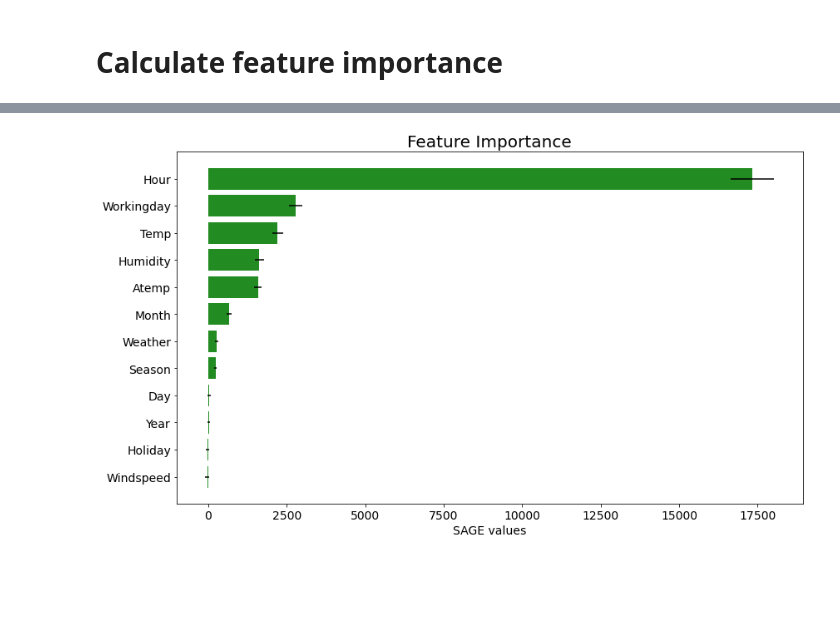
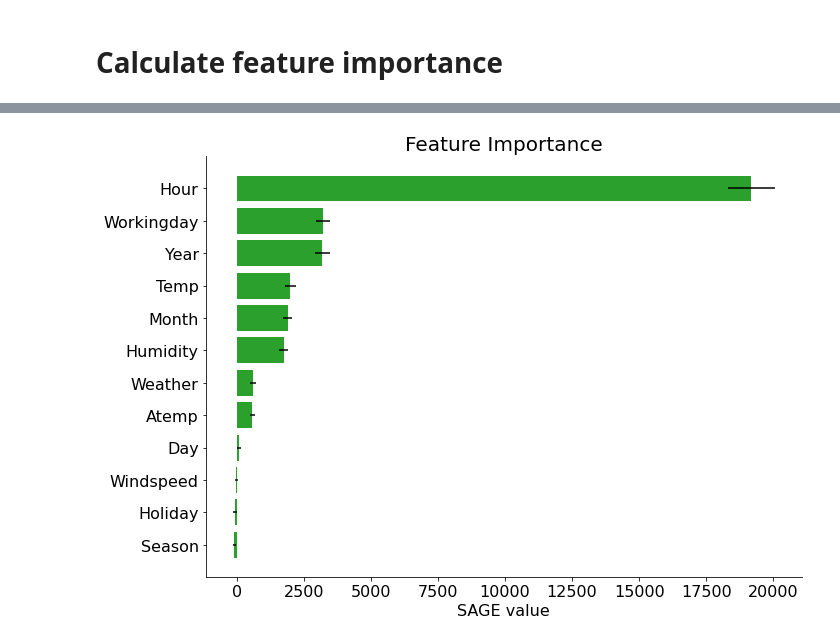
Before and after one commit to iancovert/sage, a Jupyter notebook: bike.ipynb, the cells around one changed output, grey strips where cells are left out. Cells and saved outputs as stored; diff of their text form; code cells hidden in the pictures; blank space fills up the shorter version.

Commit message:
Automatic model conversion, convergence detection, new plotting, reorganized backend

```diff
--- a/bike.ipynb
+++ b/bike.ipynb
@@ -6,24 +6,24 @@ import numpy as np
 import pandas as pd
 from data.utils import split_data
 # %%
-# Load data.
+# Load data
 df = pd.read_table('data/bike.csv', sep=',',
                    header=0, index_col=None)
 columns = list(df.columns)
 
-# Split datetime column.
+# Split datetime column
 df['datetime'] = pd.to_datetime(df['datetime'])
 df['year'] = df['datetime'].dt.year
 df['month'] = df['datetime'].dt.month
 df['day'] = df['datetime'].dt.day
 df['hour'] = df['datetime'].dt.hour
 
-# Remove datetime column.
+# Remove datetime column
 df = df.drop('datetime', axis=1)
 
-# Reorder columns.
+# Reorder columns
 df = df[['year', 'month', 'day', 'hour'] + columns[1:]]
 
-# Feature names.
-features = df.columns[:-3]
+# Feature names
+feature_names = list(map(str.title, df.columns[:-3]))
 # %%
@@ -125,0 +44,16 @@ Model MSE = 4765.896
+# %%
+# Set up data
+dtrain = xgb.DMatrix(train, label=Y_train)
+dval = xgb.DMatrix(val, label=Y_val)
+
+# Parameters
+param = {
+    'max_depth' : 10,
+    'objective': 'reg:squarederror',
+    'nthread': 4
+}
+evallist = [(dtrain, 'train'), (dval, 'val')]
+num_round = 50
+
+# Train
+model = xgb.train(param, dtrain, num_round, evallist, verbose_eval=False)
@@ -129,13 +74,7 @@ Model MSE = 4765.896
 import sage
 import matplotlib.pyplot as plt
 # %%
-# Setup
-f = lambda x: model(torch.tensor(x, dtype=torch.float32, device=device)).cpu().data.numpy()
-imputer = sage.utils.MarginalImputer(train, 512)
-sampler = sage.PermutationSampler(f, imputer, 'mse')
-
-# Calculate SAGE values
-sage_values = sampler(xy=(test, Y_test),
-                      batch_size=2 ** 10,
-                      n_permutations=2 ** 12,
-                      bar=True)
+# Setup and calculate
+imputer = sage.MarginalImputer(test, samples=512)
+sampler = sage.PermutationSampler(model, imputer, 'mse')
+sage_values = sampler(test, Y_test)
@@ -142,7 +90,5 @@ sage_values = sampler(xy=(test, Y_test),
 # %%
 # Plot results
-feature_names = list(map(str.title, features))
 sage_values.plot(feature_names)
-plt.show()
 # %% [output]
-[figure, old version]
+[figure, new version]
```
Also changed, not shown: parts of 7 cells of this notebook, 13 other files.
